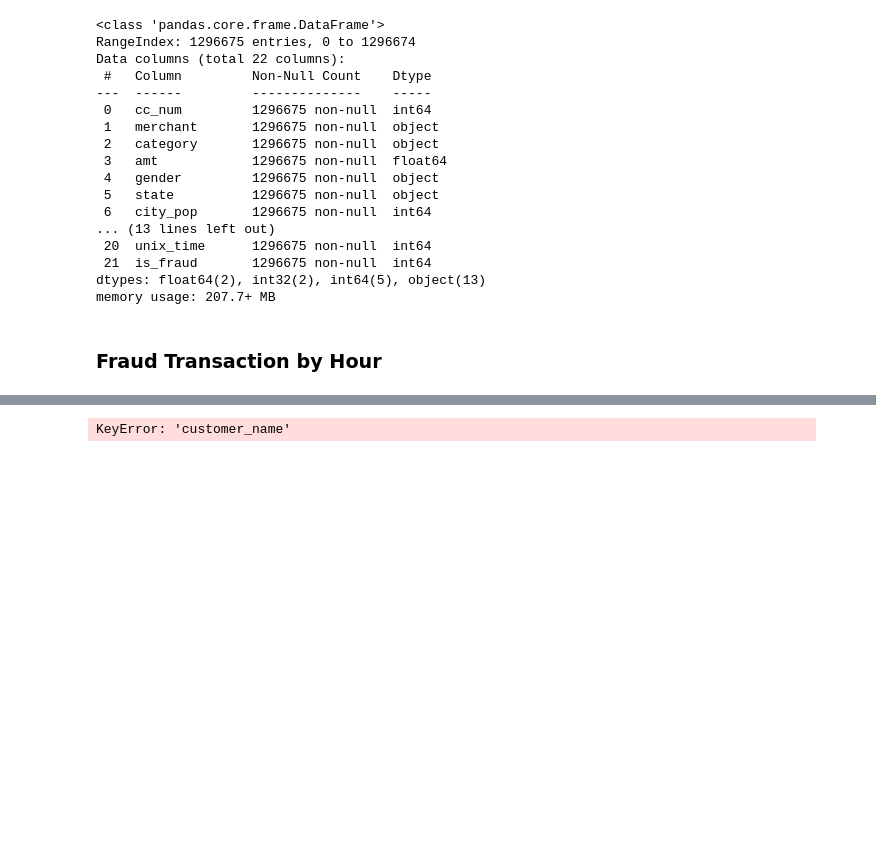
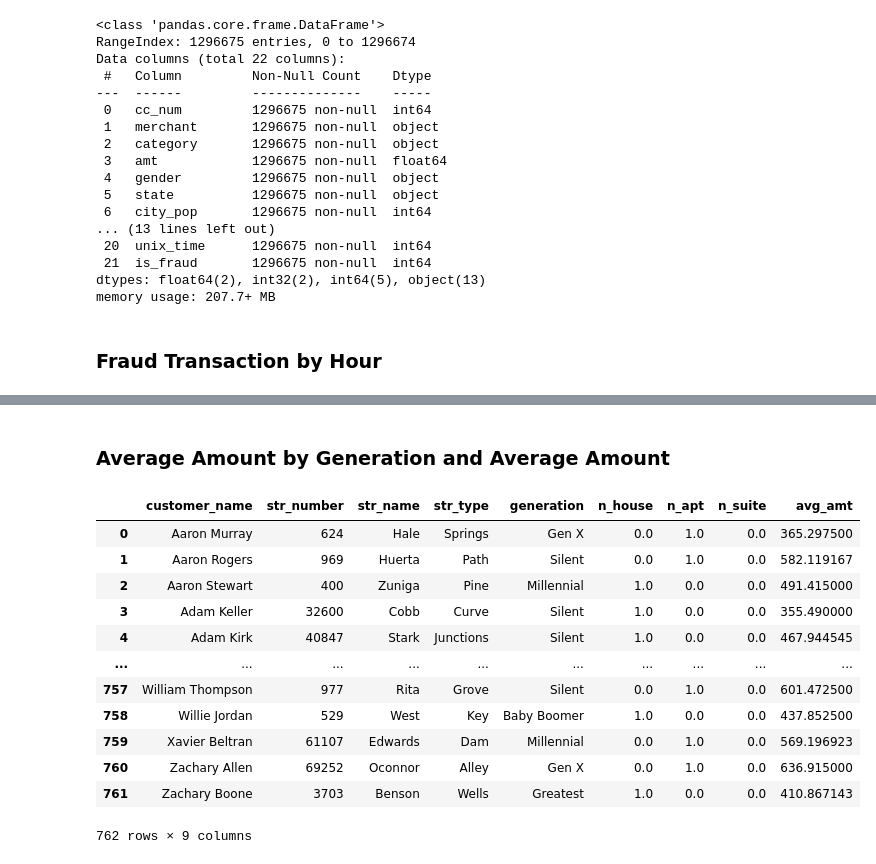
Before and after one commit to AubLambert/FraudDetection, a Jupyter notebook: Fraud_Detection.ipynb, the cells around one changed output, grey strips where cells are left out. Saved outputs shown, nothing was run; the diff lists cells and outputs as text; code cells hidden in the pictures; blank space fills up the shorter version.

```diff
--- a/Fraud_Detection.ipynb
+++ b/Fraud_Detection.ipynb
@@ -1100,13 +1109,0 @@ plt.show()
-# %%
-grouped = (
-    df_viz.groupby(["customer_name", "job_1", "job_2"])
-    .agg(
-        num_cards=("cc_num", "nunique"),  # how many different credit cards used
-        fraud_count=("is_fraud", "sum")   # how many fraud cases
-    )
-    .reset_index()
-)
-
-print(grouped.tail())
-# %% [output]
-KeyError: 'customer_name'
@@ -1138,0 +1110,40 @@ top_category = (
+# %% [markdown]
+### Average Amount by Generation and Average Amount
+# %%
+agg_df1 = (
+    df_viz_2[df_viz_2["is_fraud"] == 1].groupby(["customer_name", "str_number", "str_name", "str_type", "generation"])
+    .agg(
+        n_house=("building_type", lambda x: (x == "House").mean()),
+        n_apt=("building_type", lambda x: (x == "Apt.").mean()),
+        n_suite=("building_type", lambda x: (x == "Suite").mean()),
+        avg_amt=("amt", "mean"),
+    )
+    .reset_index()
+)
+
+agg_df2 = (
+    df_viz_2[df_viz_2["is_fraud"] == 0].groupby(["customer_name", "str_number", "str_name", "str_type", "generation"])
+    .agg(
+        n_house=("building_type", lambda x: (x == "House").mean()),
+        n_apt=("building_type", lambda x: (x == "Apt.").mean()),
+        n_suite=("building_type", lambda x: (x == "Suite").mean()),
+        avg_amt=("amt", "mean"),
+    )
+    .reset_index()
+)
+# %%
+agg_df1
+# %% [output]
+|  | customer_name | str_number | str_name | str_type | generation | n_house | n_apt | n_suite | avg_amt |
+| 0 | Aaron Murray | 624 | Hale | Springs | Gen X | 0.0 | 1.0 | 0.0 | 365.297500 |
+| 1 | Aaron Rogers | 969 | Huerta | Path | Silent | 0.0 | 1.0 | 0.0 | 582.119167 |
+| 2 | Aaron Stewart | 400 | Zuniga | Pine | Millennial | 1.0 | 0.0 | 0.0 | 491.415000 |
+| 3 | Adam Keller | 32600 | Cobb | Curve | Silent | 1.0 | 0.0 | 0.0 | 355.490000 |
+| 4 | Adam Kirk | 40847 | Stark | Junctions | Silent | 1.0 | 0.0 | 0.0 | 467.944545 |
+| ... | ... | ... | ... | ... | ... | ... | ... | ... | ... |
+| 757 | William Thompson | 977 | Rita | Grove | Silent | 0.0 | 1.0 | 0.0 | 601.472500 |
+| 758 | Willie Jordan | 529 | West | Key | Baby Boomer | 1.0 | 0.0 | 0.0 | 437.852500 |
+| 759 | Xavier Beltran | 61107 | Edwards | Dam | Millennial | 0.0 | 1.0 | 0.0 | 569.196923 |
+| 760 | Zachary Allen | 69252 | Oconnor | Alley | Gen X | 0.0 | 1.0 | 0.0 | 636.915000 |
+| 761 | Zachary Boone | 3703 | Benson | Wells | Greatest | 1.0 | 0.0 | 0.0 | 410.867143 |
+762 rows × 9 columns
```
Also changed, not shown: parts of 16 cells of this notebook.
